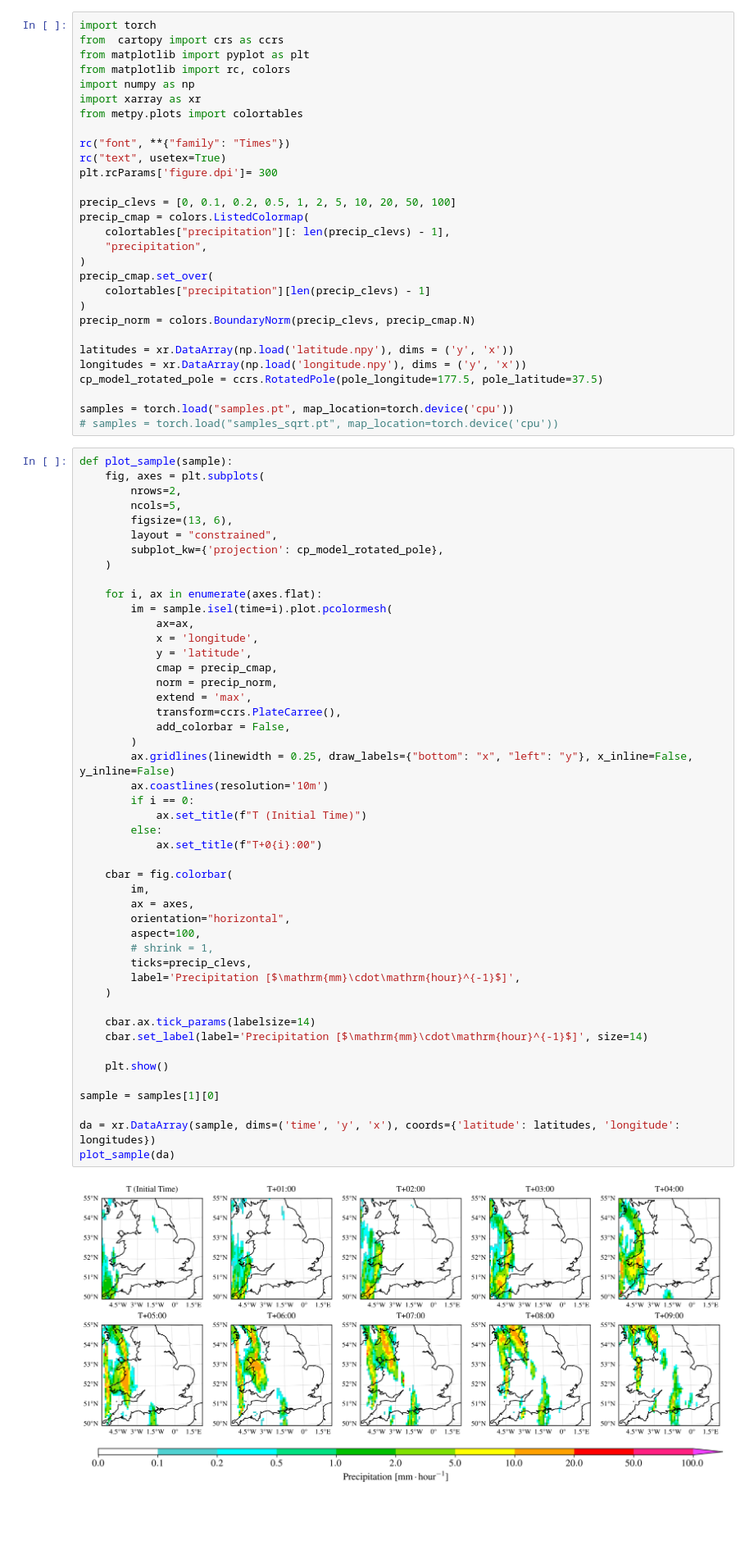
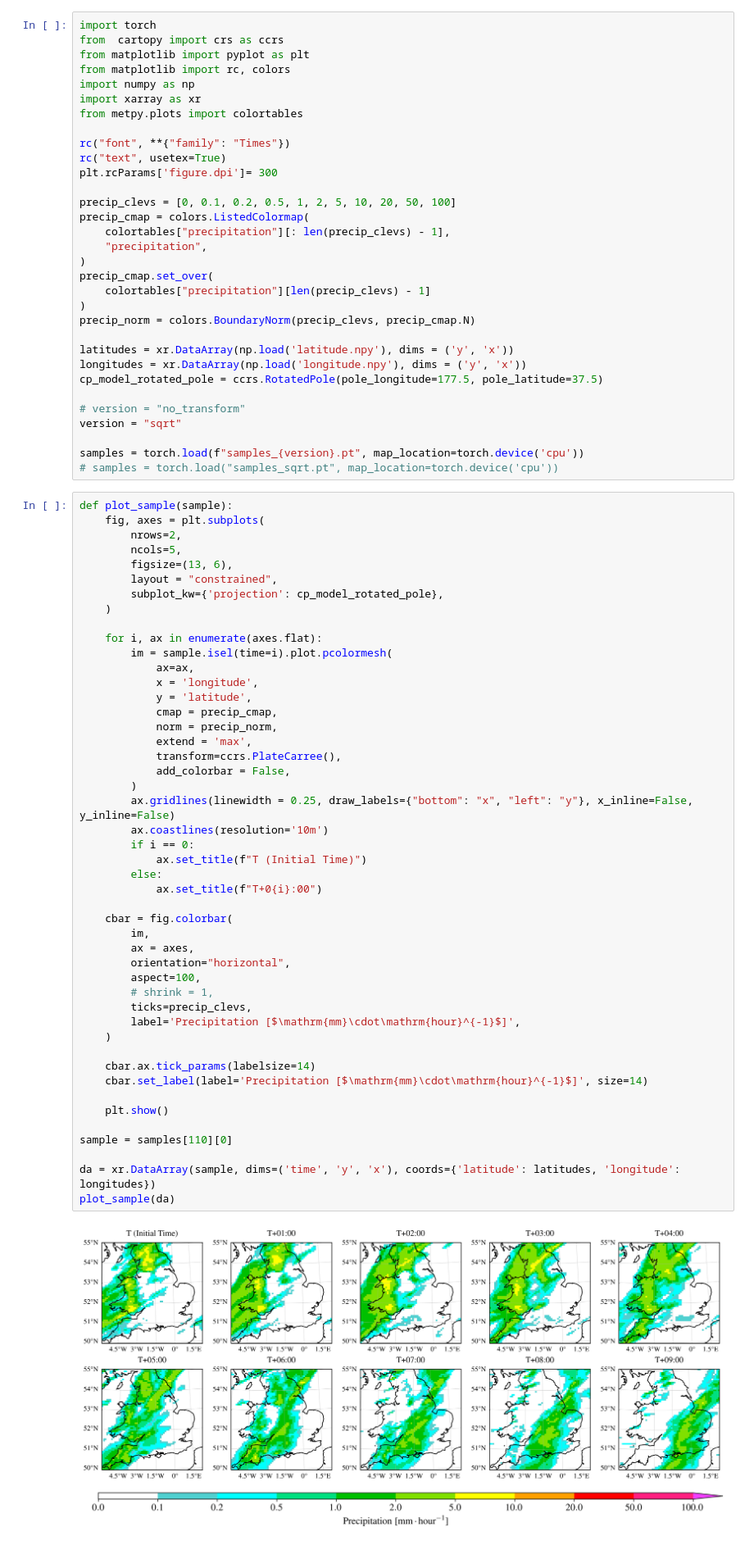
Before and after one commit to henryaddison/video-diffusion-climate, a Jupyter notebook: notebooks/geo.ipynb, the cells around one changed output. Shown at 82% size. Saved outputs shown, nothing was run; the diff lists cells and outputs as text; blank space fills up the shorter version.

Commit message:
Written much about transformations and added lots of plots

```diff
--- a/notebooks/geo.ipynb
+++ b/notebooks/geo.ipynb
@@ -25,7 +25,10 @@ latitudes = xr.DataArray(np.load('latitude.npy'), dims = ('y', 'x'))
 longitudes = xr.DataArray(np.load('longitude.npy'), dims = ('y', 'x'))
 cp_model_rotated_pole = ccrs.RotatedPole(pole_longitude=177.5, pole_latitude=37.5)
 
-samples = torch.load("samples.pt", map_location=torch.device('cpu'))
+# version = "no_transform"
+version = "sqrt"
+
+samples = torch.load(f"samples_{version}.pt", map_location=torch.device('cpu'))
 # samples = torch.load("samples_sqrt.pt", map_location=torch.device('cpu'))
 # %%
 def plot_sample(sample):
@@ -47,35 +50,35 @@ def plot_sample(sample):
             extend = 'max',
             transform=ccrs.PlateCarree(),
             add_colorbar = False,
         )
         ax.gridlines(linewidth = 0.25, draw_labels={"bottom": "x", "left": "y"}, x_inline=False, y_inline=False)
         ax.coastlines(resolution='10m')
         if i == 0:
             ax.set_title(f"T (Initial Time)")
         else:
             ax.set_title(f"T+0{i}:00")
 
     cbar = fig.colorbar(
         im,
         ax = axes,
         orientation="horizontal",
         aspect=100,
         # shrink = 1,
         ticks=precip_clevs,
         label='Precipitation [$\mathrm{mm}\cdot\mathrm{hour}^{-1}$]',
     )
 
     cbar.ax.tick_params(labelsize=14)
     cbar.set_label(label='Precipitation [$\mathrm{mm}\cdot\mathrm{hour}^{-1}$]', size=14)
 
     plt.show()
 
-sample = samples[1][0]
+sample = samples[110][0]
 
 da = xr.DataArray(sample, dims=('time', 'y', 'x'), coords={'latitude': latitudes, 'longitude': longitudes})
 plot_sample(da)
 # %% [output]
-[figure, old version]
+[figure, new version]
 # %%
 # 10 frames with the highest max and mean values
 
```
Also changed, not shown: parts of 1 cell of this notebook, 38 other files.
